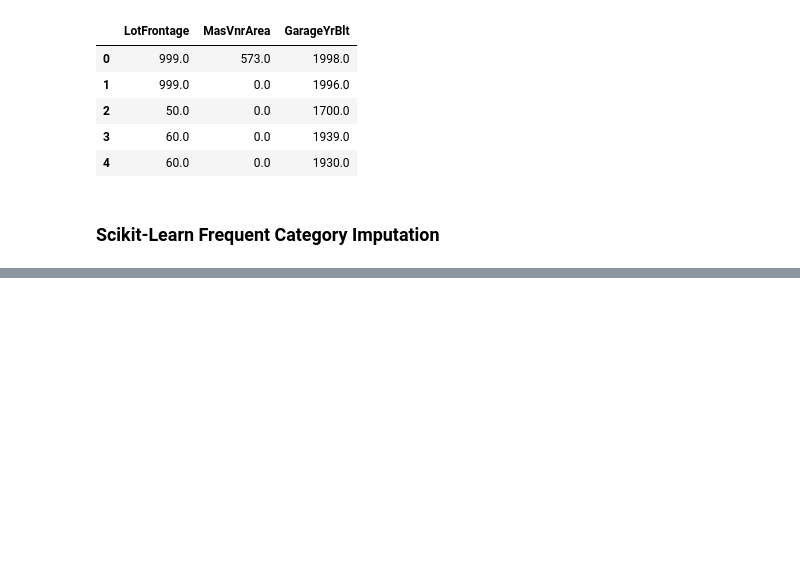
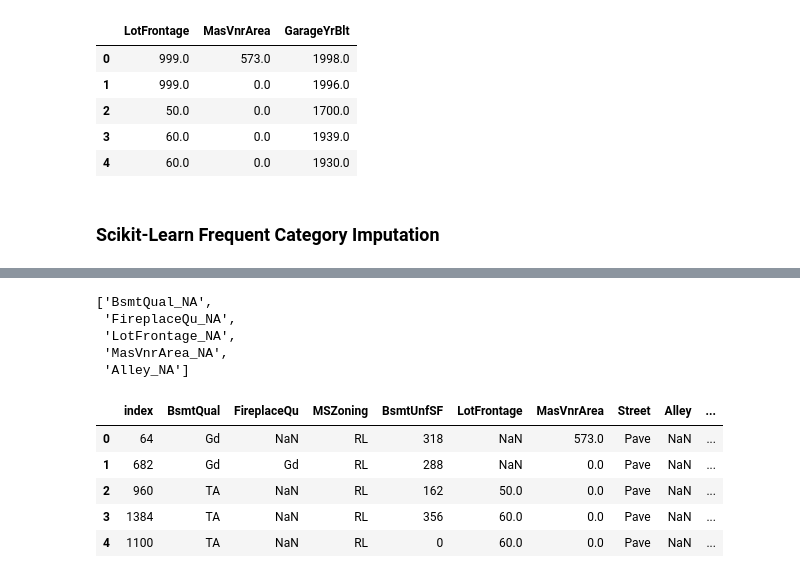
Before and after one commit to KarthikKothareddy/FeatureEngineering, a Jupyter notebook: Imputations_sklearn_1.ipynb, the cells around one changed output, grey strips where cells are left out. Drawn from its saved outputs; the diff is of its cells as text; code cells hidden in the pictures; blank space fills up the shorter version.

Commit message:
missing indicator skelarn

```diff
--- a/Imputations_sklearn_1.ipynb
+++ b/Imputations_sklearn_1.ipynb
@@ -581,0 +806,21 @@ print(x_train.shape, x_test.shape)
+# %%
+from sklearn.impute import MissingIndicator
+
+cols_to_use = [
+    'BsmtQual', 'FireplaceQu', 'MSZoning', 'BsmtUnfSF', 'LotFrontage', 'MasVnrArea',
+    'Street', 'Alley', 'SalePrice'
+]
+data = pd.read_csv('data/housing.csv', usecols=cols_to_use)
+print(data.shape)
+print(data.isnull().mean())
+
+# first let's remove the target from the features
+cols_to_use.remove('SalePrice')
+
+x_train, x_test, y_train, y_test = train_test_split(
+    data[cols_to_use], # just the features
+    data['SalePrice'], # the target
+    test_size=0.3, # the percentage of obs in the test set
+    random_state=0 # for reproducibility
+)
+print(x_train.shape, x_test.shape)
@@ -581,0 +840,5 @@ print(x_train.shape, x_test.shape)
+# %%
+## ADDING A MISSING INDICATOR
+
+indicator = MissingIndicator(error_on_new=True, features="missing-only")
+indicator.fit(x_train)
@@ -581,0 +859,3 @@ print(x_train.shape, x_test.shape)
+# %%
+tmp = indicator.transform(x_train)
+tmp
@@ -581,0 +870,26 @@ print(x_train.shape, x_test.shape)
+# %%
+# let's create a column name for each of the new MissingIndicators
+indicator_cols = [c + "_NA" for c in x_train.columns[indicator.features_]]
+indicator_cols
+# %% [output]
+['BsmtQual_NA',
+ 'FireplaceQu_NA',
+ 'LotFrontage_NA',
+ 'MasVnrArea_NA',
+ 'Alley_NA']
+# %%
+
+
+x_train = pd.concat([
+    x_train.reset_index(),
+    pd.DataFrame(tmp, columns=indicator_cols)],
+    axis=1
+)
+x_train.head()
+# %% [output]
+|  | index | BsmtQual | FireplaceQu | MSZoning | BsmtUnfSF | LotFrontage | MasVnrArea | Street | Alley | ... |
+| 0 | 64 | Gd | NaN | RL | 318 | NaN | 573.0 | Pave | NaN | ... |
+| 1 | 682 | Gd | Gd | RL | 288 | NaN | 0.0 | Pave | NaN | ... |
+| 2 | 960 | TA | NaN | RL | 162 | 50.0 | 0.0 | Pave | NaN | ... |
+| 3 | 1384 | TA | NaN | RL | 356 | 60.0 | 0.0 | Pave | NaN | ... |
+| 4 | 1100 | TA | NaN | RL | 0 | 60.0 | 0.0 | Pave | NaN | ... |
```
Also changed, not shown: parts of 29 cells of this notebook.
